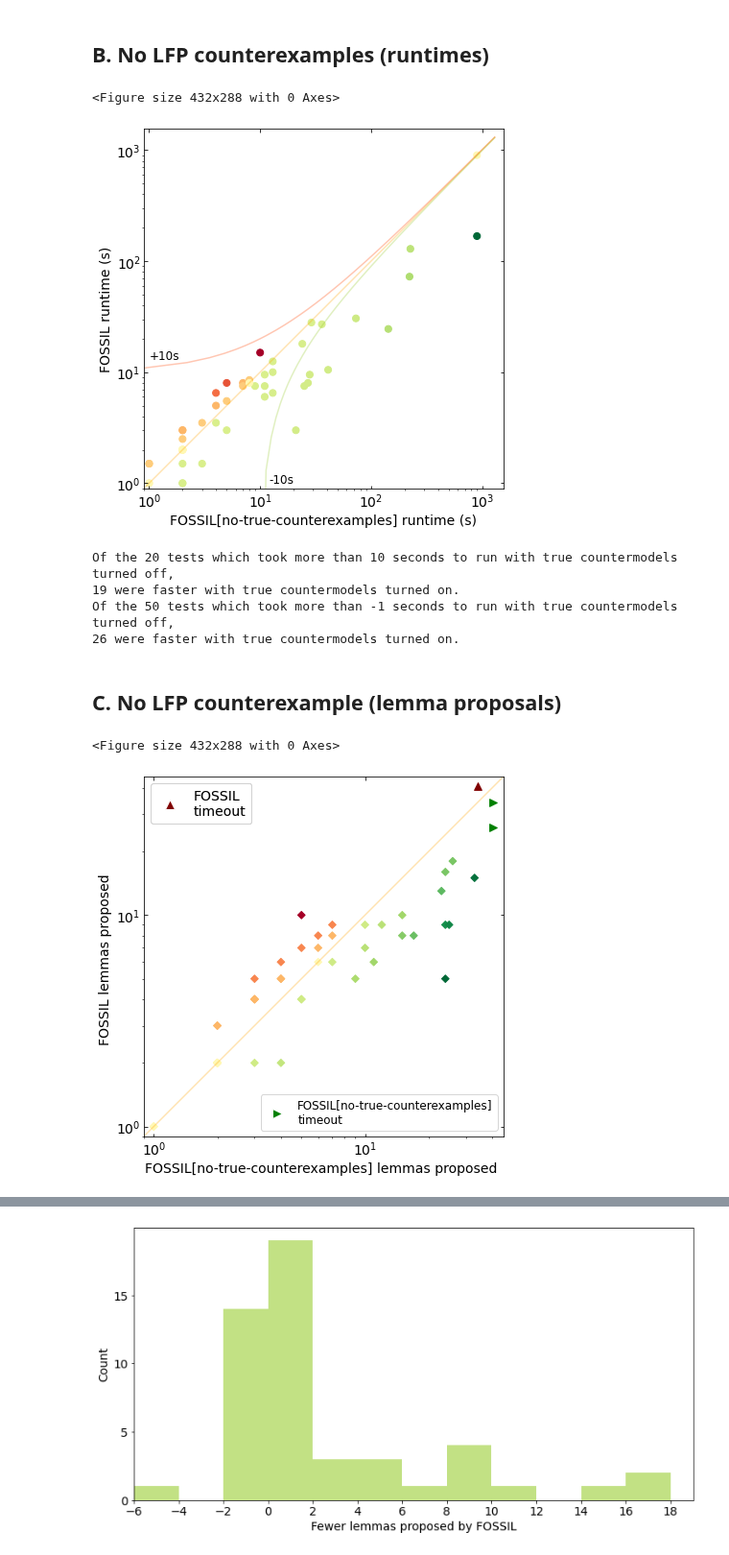
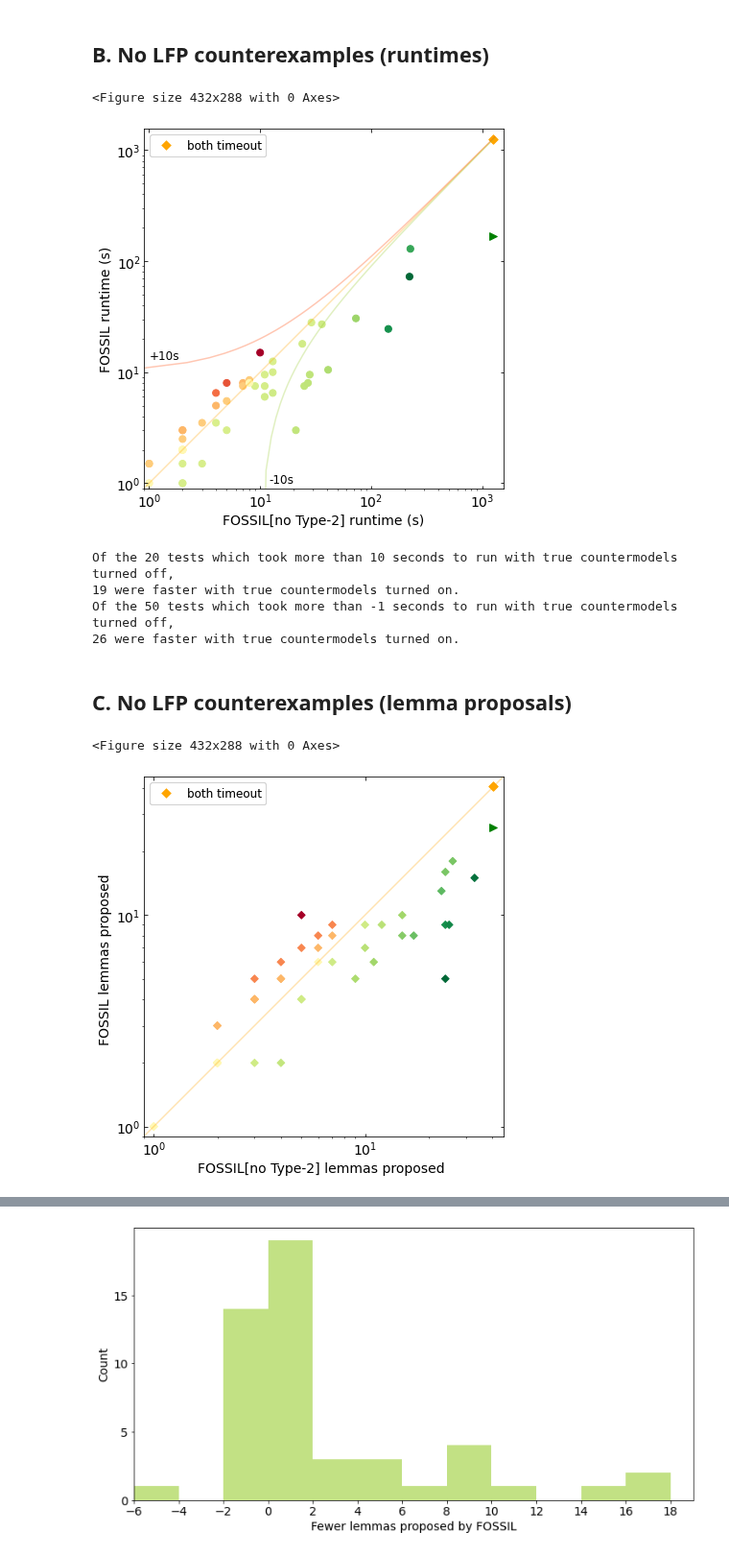
Before and after one commit to muraliadithya/FOSSIL, a Jupyter notebook: plotting/plotter.ipynb, the cells around one changed output, grey strips where cells are left out. Shown at 96% size. Drawn from its saved outputs; the diff is of its cells as text; code cells hidden in the pictures.

Commit message:
updated plots to better show double-timeouts

```diff
--- a/plotting/plotter.ipynb
+++ b/plotting/plotter.ipynb
@@ -105,30 +106,30 @@ nocex = [results_nocex[name][0] for name in names]
 m = max([max(nocex), cex_max])
 x = adjust(nocex, mx=m)
 y = adjust(cex, mx=m)
-pretty_plot(x, y, x_name='FOSSIL[no-true-counterexamples]', tm_val=m+1)
+pretty_plot(x, y, x_name='FOSSIL[no Type-2]', y_leg='upper left', tm_val=m)
 check_bench(x, y)
 check_bench(x, y, bench=-1)
 # %% [output]
 <Figure size 432x288 with 0 Axes>
-[figure, old version]
+[figure, new version]
 Of the 20 tests which took more than 10 seconds to run with true countermodels turned off,
 19 were faster with true countermodels turned on.
 Of the 50 tests which took more than -1 seconds to run with true countermodels turned off,
 26 were faster with true countermodels turned on.
 # %% [markdown]
-## C. No LFP counterexample (lemma proposals)
+## C. No LFP counterexamples (lemma proposals)
 # %%
 # Plot lemma proposals
 cex_prop = [results_cex[name][1] for name in names]
 nocex_prop = [results_nocex[name][1] for name in names]
 m = max([max(nocex_prop), max(cex_prop)])
 x_prop = adjust(nocex_prop, mx=m)
 y_prop = adjust(cex_prop, mx=m)
-pretty_plot(x_prop, y_prop, x_name='FOSSIL[no-true-counterexamples]', tm_val=m+1, mark='D', y_leg='upper left',
+pretty_plot(x_prop, y_prop, x_name='FOSSIL[no Type-2]', tm_val=m+1, mark='D', y_leg='upper left',
             log=True, square=True, measurement='lemmas proposed', unit=None, bands=False)
 # %% [output]
 <Figure size 432x288 with 0 Axes>
-[figure, old version]
+[figure, new version]
 # %%
 # Alternative plot to above scatterplot for lemmas proposed
 plt.rcParams.update({'font.size': 14})
```
Also changed, not shown: parts of 3 cells of this notebook, 10 other files.
